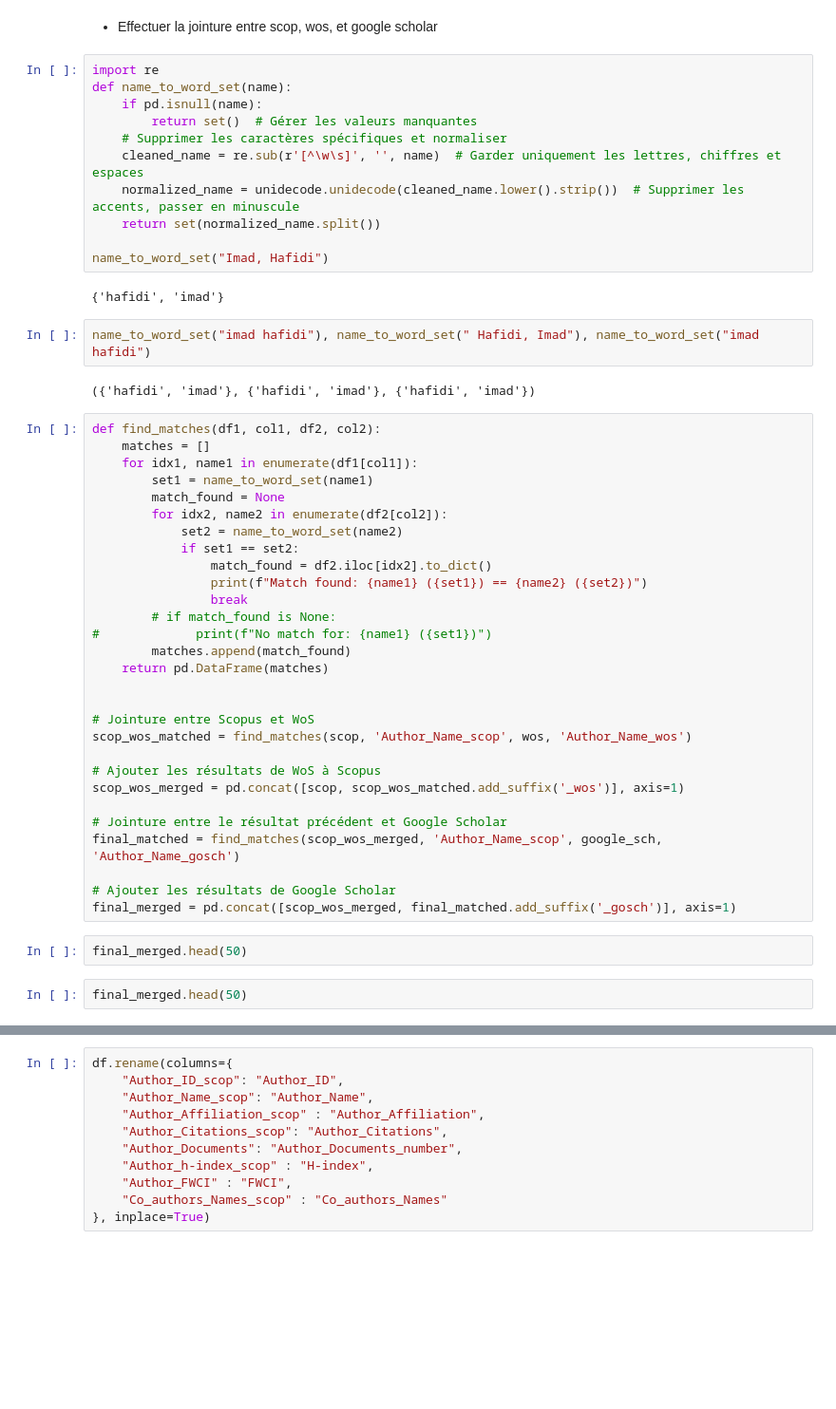
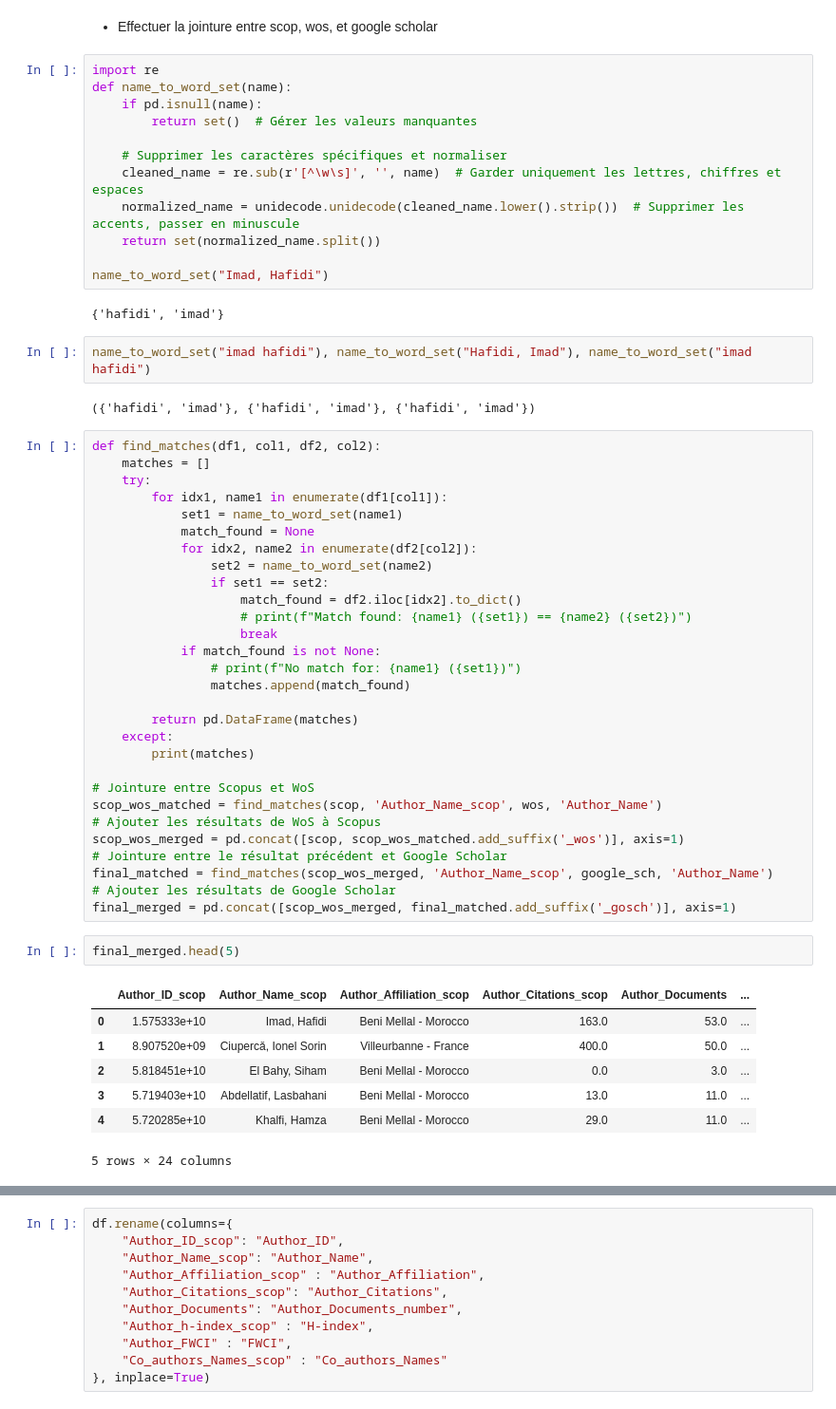
Before and after one commit to boualo/Int-gration-donn-es, a Jupyter notebook: Matching.ipynb, the cells around one changed output, grey strips where cells are left out. Shown at 95% size. Cells and saved outputs as stored; diff of their text form; blank space fills up the shorter version.

```diff
--- a/Matching.ipynb
+++ b/Matching.ipynb
@@ -104,6 +99,7 @@ import re
 def name_to_word_set(name):
     if pd.isnull(name):
         return set()  # Gérer les valeurs manquantes
+
     # Supprimer les caractères spécifiques et normaliser
     cleaned_name = re.sub(r'[^\w\s]', '', name)  # Garder uniquement les lettres, chiffres et espaces
     normalized_name = unidecode.unidecode(cleaned_name.lower().strip())  # Supprimer les accents, passer en minuscule
@@ -113,40 +109,46 @@ name_to_word_set("Imad, Hafidi")
 # %% [output]
 {'hafidi', 'imad'}
 # %%
-name_to_word_set("imad hafidi"), name_to_word_set(" Hafidi, Imad"), name_to_word_set("imad hafidi")
+name_to_word_set("imad hafidi"), name_to_word_set("Hafidi, Imad"), name_to_word_set("imad hafidi")
 # %% [output]
 ({'hafidi', 'imad'}, {'hafidi', 'imad'}, {'hafidi', 'imad'})
 # %%
 def find_matches(df1, col1, df2, col2):
     matches = []
-    for idx1, name1 in enumerate(df1[col1]):
-        set1 = name_to_word_set(name1)
-        match_found = None
-        for idx2, name2 in enumerate(df2[col2]):
-            set2 = name_to_word_set(name2)
-            if set1 == set2:
-                match_found = df2.iloc[idx2].to_dict()
-                print(f"Match found: {name1} ({set1}) == {name2} ({set2})")
-                break
-        # if match_found is None:
-#             print(f"No match for: {name1} ({set1})")
-        matches.append(match_found)
-    return pd.DataFrame(matches)
+    try:
+        for idx1, name1 in enumerate(df1[col1]):
+            set1 = name_to_word_set(name1)
+            match_found = None
+            for idx2, name2 in enumerate(df2[col2]):
+                set2 = name_to_word_set(name2)
+                if set1 == set2:
+                    match_found = df2.iloc[idx2].to_dict()
+                    # print(f"Match found: {name1} ({set1}) == {name2} ({set2})")
+                    break
+            if match_found is not None:
+                # print(f"No match for: {name1} ({set1})")
+                matches.append(match_found)
 
+        return pd.DataFrame(matches)
+    except:
+        print(matches)
 
 # Jointure entre Scopus et WoS
-scop_wos_matched = find_matches(scop, 'Author_Name_scop', wos, 'Author_Name_wos')
-
+scop_wos_matched = find_matches(scop, 'Author_Name_scop', wos, 'Author_Name')
 # Ajouter les résultats de WoS à Scopus
 scop_wos_merged = pd.concat([scop, scop_wos_matched.add_suffix('_wos')], axis=1)
-
 # Jointure entre le résultat précédent et Google Scholar
-final_matched = find_matches(scop_wos_merged, 'Author_Name_scop', google_sch, 'Author_Name_gosch')
-
+final_matched = find_matches(scop_wos_merged, 'Author_Name_scop', google_sch, 'Author_Name')
 # Ajouter les résultats de Google Scholar
 final_merged = pd.concat([scop_wos_merged, final_matched.add_suffix('_gosch')], axis=1)
 # %%
-final_merged.head(50)
+final_merged.head(5)
+# %% [output]
+|  | Author_ID_scop | Author_Name_scop | Author_Affiliation_scop | Author_Citations_scop | Author_Documents | ... |
+| 0 | 1.575333e+10 | Imad, Hafidi | Beni Mellal - Morocco | 163.0 | 53.0 | ... |
+| 1 | 8.907520e+09 | Ciupercǎ, Ionel Sorin | Villeurbanne - France | 400.0 | 50.0 | ... |
+| 2 | 5.818451e+10 | El Bahy, Siham | Beni Mellal - Morocco | 0.0 | 3.0 | ... |
+| 3 | 5.719403e+10 | Abdellatif, Lasbahani | Beni Mellal - Morocco | 13.0 | 11.0 | ... |
+| 4 | 5.720285e+10 | Khalfi, Hamza | Beni Mellal - Morocco | 29.0 | 11.0 | ... |
+5 rows × 24 columns
-# %%
-final_merged.head(50)
 # %%
```
Also changed, not shown: parts of 19 cells of this notebook, 21 other files.
